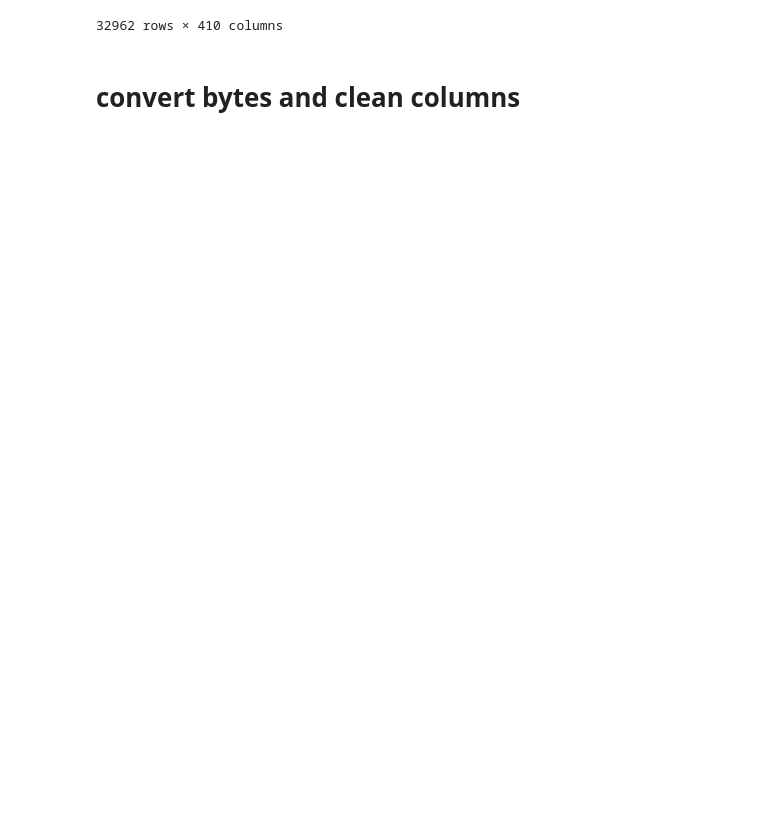
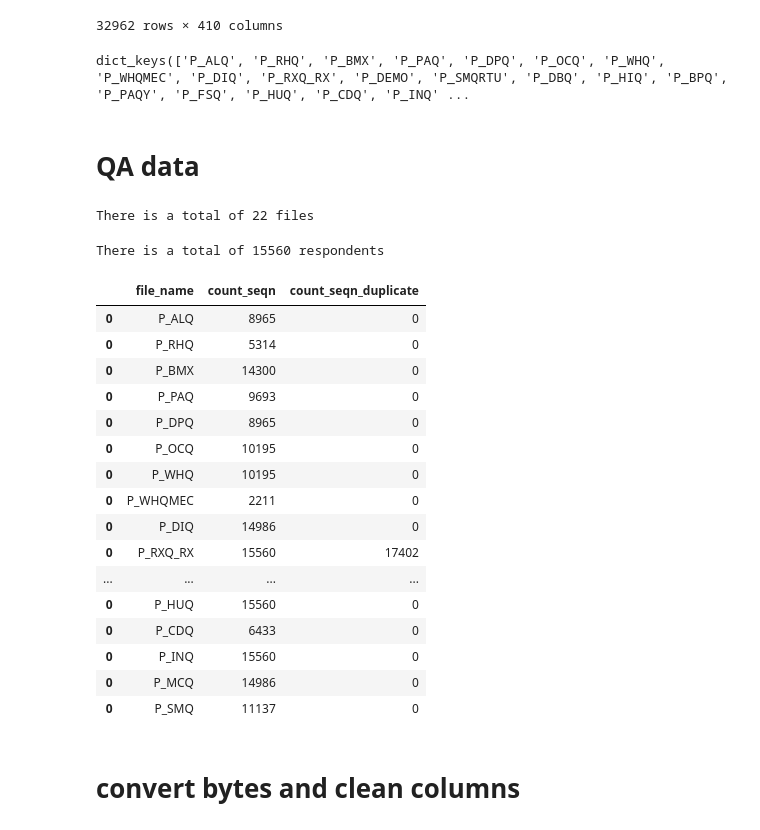
Before and after one commit to orenscarmeli/capstone210-ppd-carmeli_chari_hand_lee, a Jupyter notebook: pipeline/cdc_agg_pipe.ipynb, the cells around one changed output. Drawn from its saved outputs; the diff is of its cells as text; code cells hidden in the pictures; blank space fills up the shorter version.

Commit message:
chk for duplicates & QA data pipeline

```diff
--- a/pipeline/cdc_agg_pipe.ipynb
+++ b/pipeline/cdc_agg_pipe.ipynb
@@ -136,6 +136,52 @@ df_cdc_joined
 | 32960 | 122879.0 | NaN | NaN | NaN | NaN | NaN | NaN | NaN | NaN | NaN | ... | ... |
 | 32961 | 123157.0 | NaN | NaN | NaN | NaN | NaN | NaN | NaN | NaN | NaN | ... | ... |
 32962 rows × 410 columns
+# %%
+dataframes_dict.keys()
+# %% [output]
+dict_keys(['P_ALQ', 'P_RHQ', 'P_BMX', 'P_PAQ', 'P_DPQ', 'P_OCQ', 'P_WHQ', 'P_WHQMEC', 'P_DIQ', 'P_RXQ_RX', 'P_DEMO', 'P_SMQRTU', 'P_DBQ', 'P_HIQ', 'P_BPQ', 'P_PAQY', 'P_FSQ', 'P_HUQ', 'P_CDQ', 'P_INQ' ...
+# %% [markdown]
+# QA data
+# %%
+XPT_files = pd.DataFrame(columns = ['file_name', 'count_seqn', 'count_seqn_duplicate'])
+SEQN_list = []
+
+
+for key in dataframes_dict.keys():
+    file_name = key
+    count_seqn = len(dataframes_dict.get(key)['SEQN'].unique())
+    count_seqn_duplicate = sum(dataframes_dict.get(key)['SEQN'].duplicated())
+    XPT_file = pd.DataFrame([[file_name,count_seqn,count_seqn_duplicate]], columns=['file_name', 'count_seqn', 'count_seqn_duplicate'])
+    XPT_files = XPT_files.append(XPT_file)
+    SEQN_list.extend(dataframes_dict.get(key)['SEQN'].unique())
+# %%
+print(f"There is a total of {len(dataframes_dict.keys())} files")
+# %% [output]
+There is a total of 22 files
+# %%
+print(f"There is a total of {len(np.unique(SEQN_list))} respondents")
+# %% [output]
+There is a total of 15560 respondents
+# %%
+XPT_files
+# %% [output]
+|  | file_name | count_seqn | count_seqn_duplicate |
+| 0 | P_ALQ | 8965 | 0 |
+| 0 | P_RHQ | 5314 | 0 |
+| 0 | P_BMX | 14300 | 0 |
+| 0 | P_PAQ | 9693 | 0 |
+| 0 | P_DPQ | 8965 | 0 |
+| 0 | P_OCQ | 10195 | 0 |
+| 0 | P_WHQ | 10195 | 0 |
+| 0 | P_WHQMEC | 2211 | 0 |
+| 0 | P_DIQ | 14986 | 0 |
+| 0 | P_RXQ_RX | 15560 | 17402 |
+| ... | ... | ... | ... |
+| 0 | P_HUQ | 15560 | 0 |
+| 0 | P_CDQ | 6433 | 0 |
+| 0 | P_INQ | 15560 | 0 |
+| 0 | P_MCQ | 14986 | 0 |
+| 0 | P_SMQ | 11137 | 0 |
 # %% [markdown]
 # convert bytes and clean columns
 # %%
```
